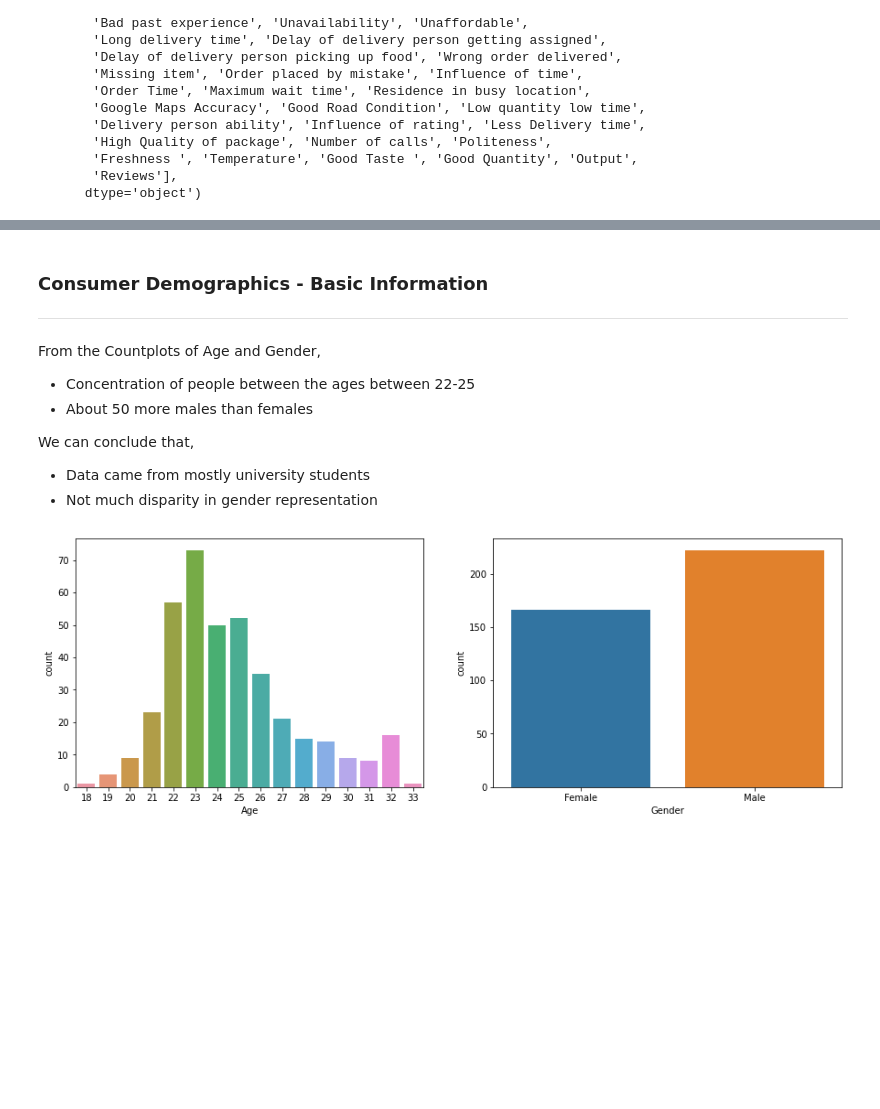
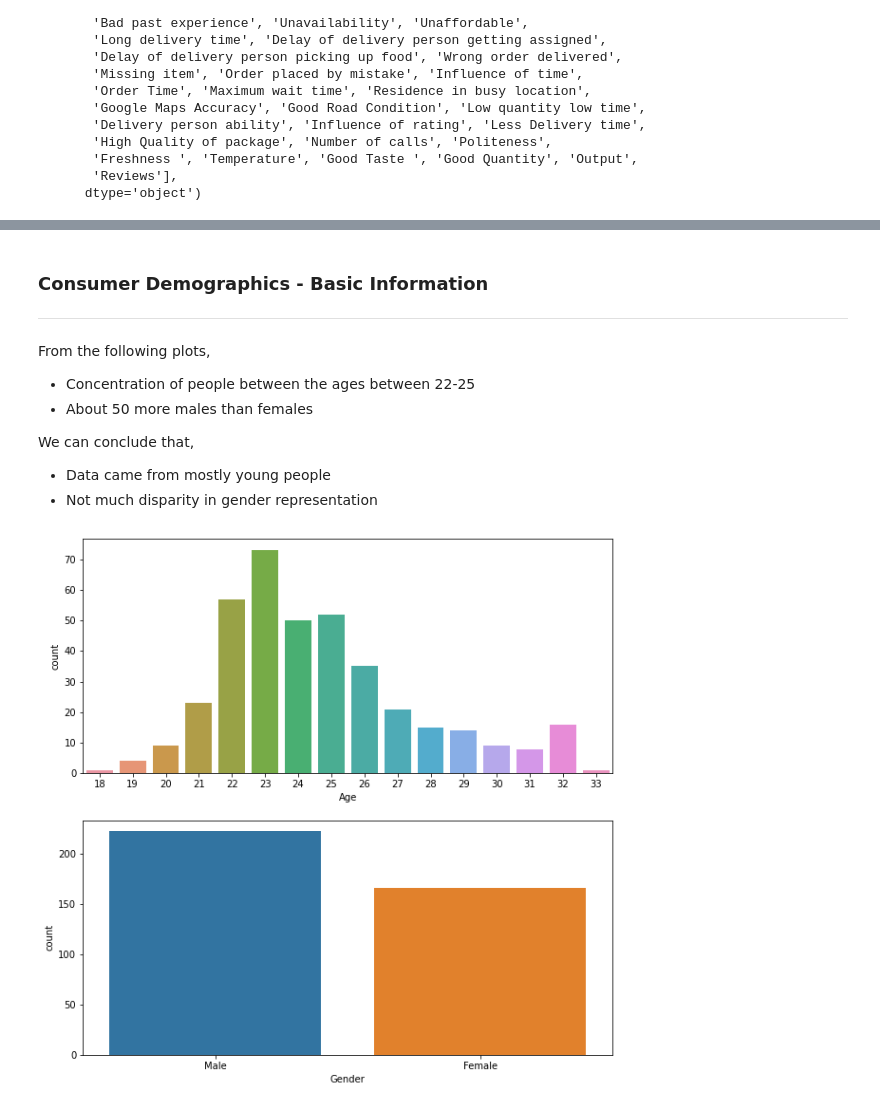
Before and after one commit to DanielxDante/restaurant-conundrum, a Jupyter notebook: main.ipynb, the cells around one changed output, grey strips where cells are left out. Saved outputs shown, nothing was run; the diff lists cells and outputs as text; code cells hidden in the pictures; blank space fills up the shorter version.

```diff
--- a/main.ipynb
+++ b/main.ipynb
@@ -193,22 +172,19 @@ dtype: int64
 # %% [markdown]
 ### Consumer Demographics - Basic Information
 ---
-From the Countplots of Age and Gender,
+From the following plots,
 - Concentration of people between the ages between 22-25
 - About 50 more males than females
 
 We can conclude that,
-- Data came from mostly university students
+- Data came from mostly young people
 - Not much disparity in gender representation
 # %%
-age = pd.DataFrame(foodDelivery['Age'])
-gender = pd.DataFrame(foodDelivery['Gender'])
-
-f, axes = plt.subplots(1, 2, figsize = (15, 5))
-f = sb.countplot(x = "Age", data = foodDelivery, ax = axes[0], orient = "h")
-f = sb.countplot(x = "Gender", data = foodDelivery, ax = axes[1], orient = "h")
+f, axes = plt.subplots(2, 1, figsize = (10, 10))
+f = sb.countplot(x = "Age", data = foodDelivery, ax = axes[0])
+f = sb.countplot(x = "Gender", data = foodDelivery, ax = axes[1], order = foodDelivery["Gender"].value_counts().index)
 # %% [output]
-[figure, old version]
+[figure, new version]
 # %% [markdown]
 ### Consumer Demographics - Family
 ---
```
Also changed, not shown: parts of 23 cells of this notebook, 1 other file.
